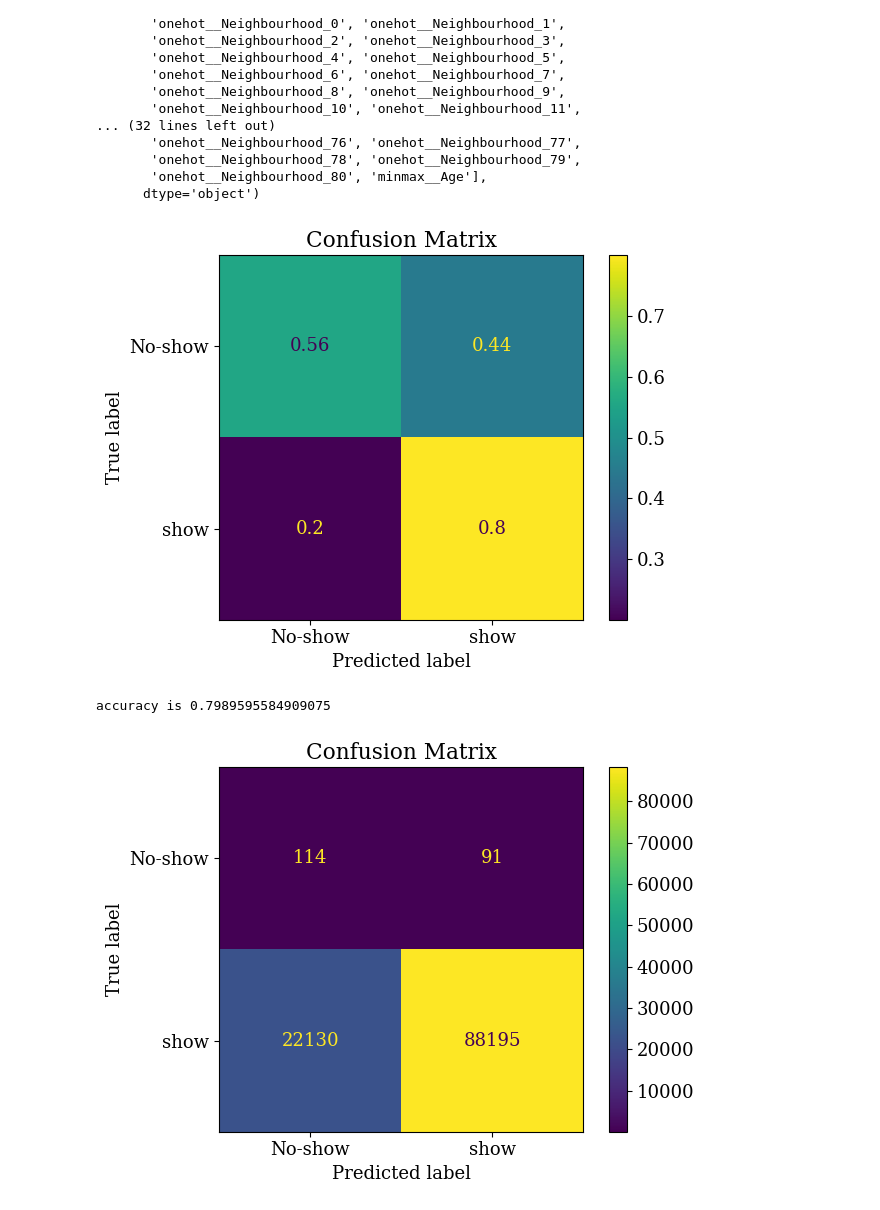
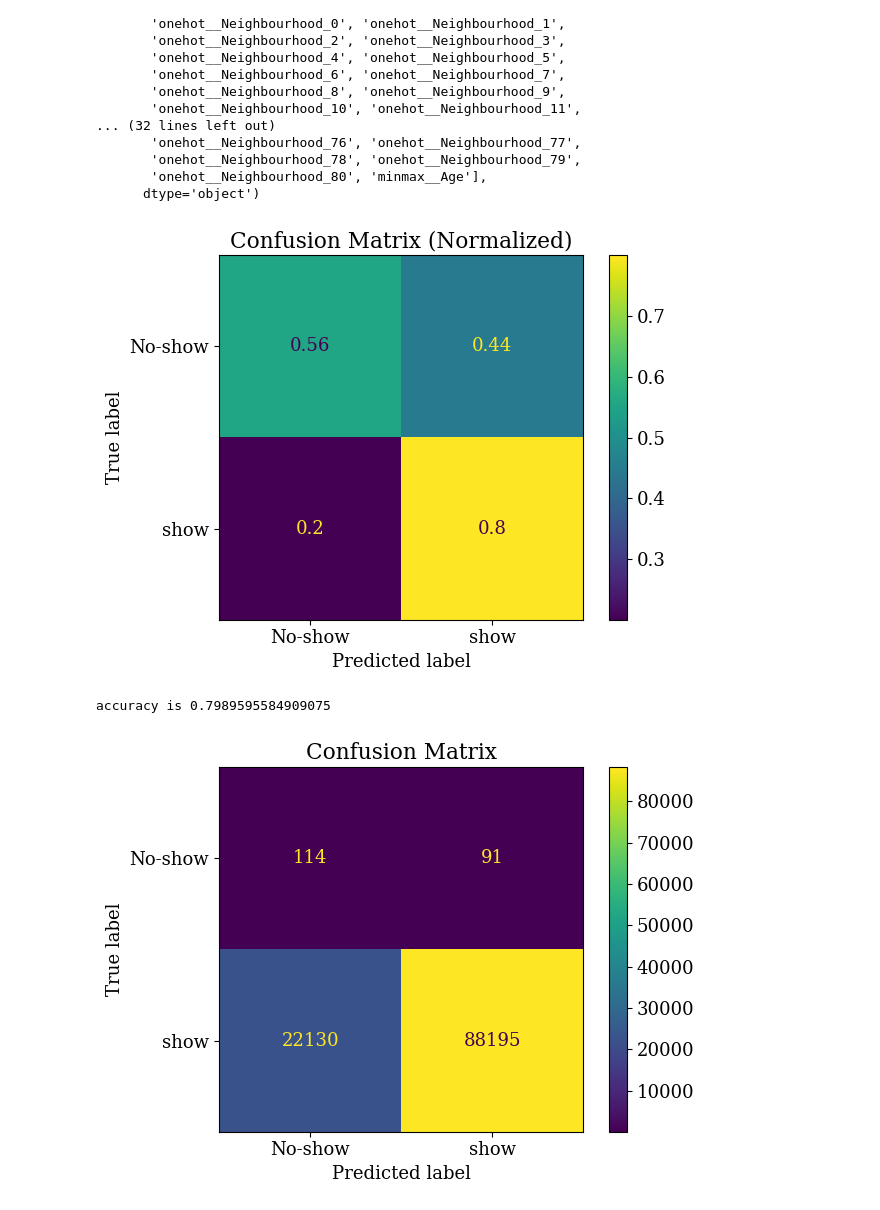
Before and after one commit to f18bc/data1030project, a Jupyter notebook: src/Final Project.ipynb, the cells around one changed output. Cells and saved outputs as stored; diff of their text form; code cells hidden in the pictures.

```diff
--- a/src/Final Project.ipynb
+++ b/src/Final Project.ipynb
@@ -1754,19 +1754,19 @@ df1['y_true'] = y_true
 # %%
 import matplotlib.pyplot as plt
 from sklearn.metrics import ConfusionMatrixDisplay
 
 tmp = df1
 y_true_tmp, y_pred_tmp = tmp['y_pred'], tmp['y_true']
 cm = confusion_matrix(y_true_tmp, y_pred_tmp, normalize='true')
 disp = ConfusionMatrixDisplay(cm,display_labels=['No-show', 'show'])
 disp.plot()
-plt.title('Confusion Matrix')
+plt.title('Confusion Matrix (Normalized)')
 plt.tight_layout()
-plt.savefig('cm.png', dpi=300)
+plt.savefig('cm1.png', dpi=300)
 plt.show()
 print("accuracy is", accuracy_score(y_true_tmp, y_pred_tmp))
 # %% [output]
-[figure, old version]
+[figure, new version]
 accuracy is 0.7989595584909075
 # %%
 import matplotlib.pyplot as plt
```
Also changed, not shown: parts of 3 cells of this notebook, 3 other files.
